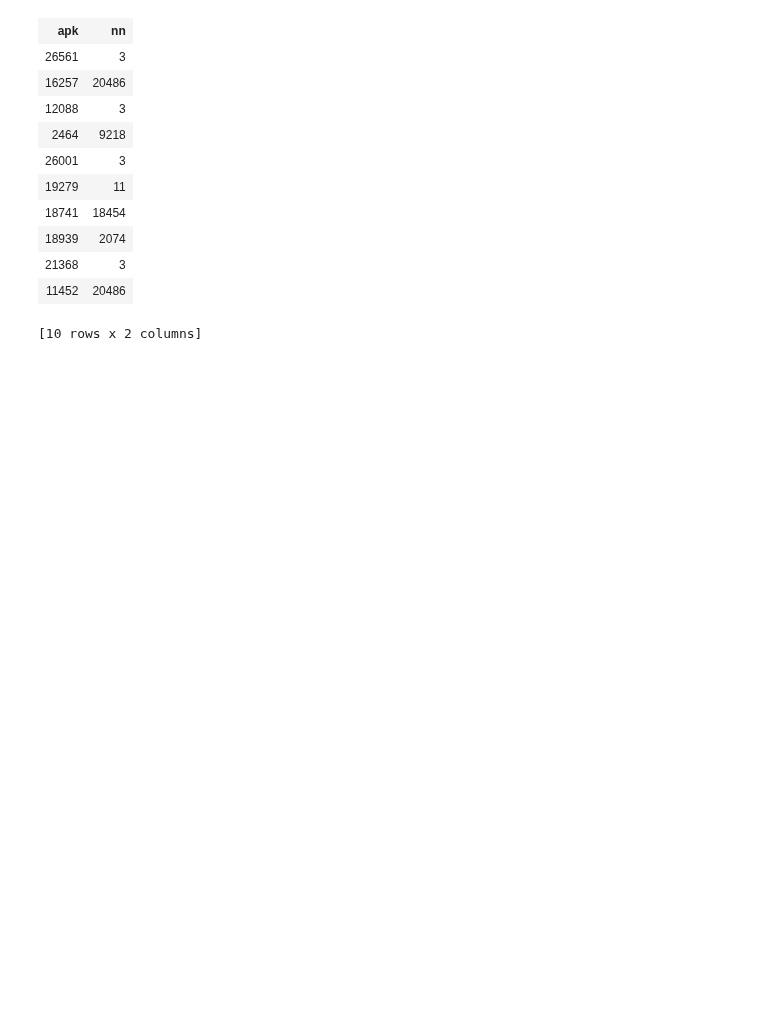
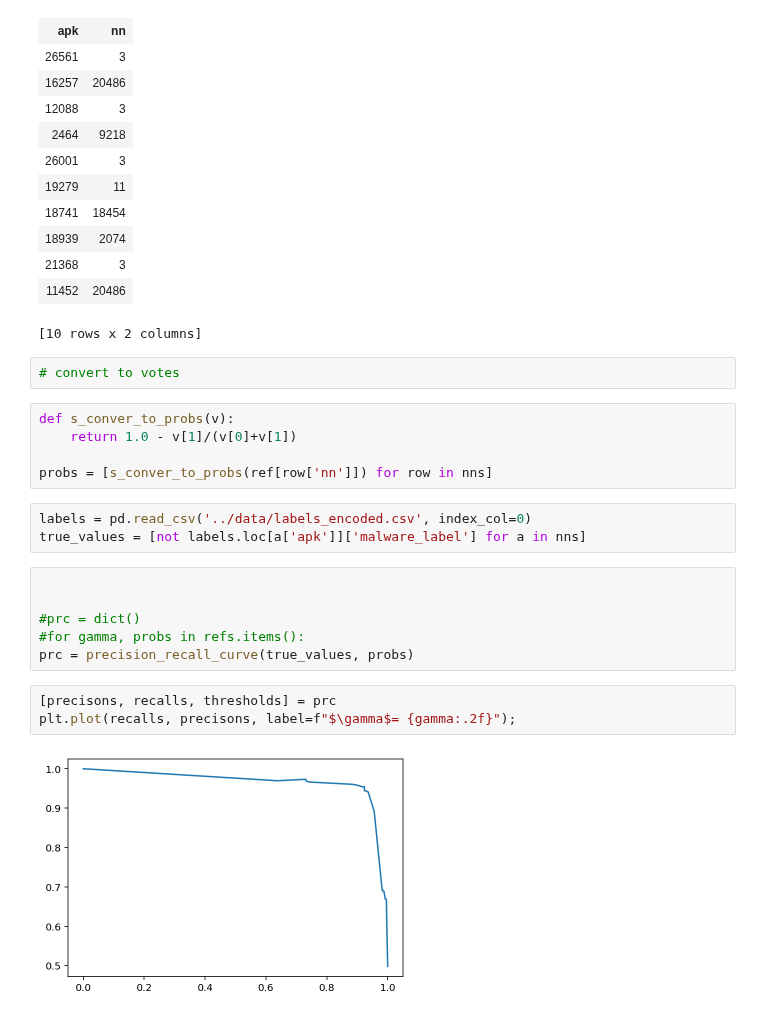
Before and after one commit to jrybicki-jsc/smms, a Jupyter notebook: graphla/netprediction.ipynb, the cells around one changed output. Saved outputs shown, nothing was run; the diff lists cells and outputs as text; blank space fills up the shorter version.

```diff
--- a/graphla/netprediction.ipynb
+++ b/graphla/netprediction.ipynb
@@ -278,3 +282,24 @@ nns.head()
 | 21368 | 3 |
 | 11452 | 20486 |
 [10 rows x 2 columns]
+# %%
+# convert to votes
+# %%
+def s_conver_to_probs(v):
+    return 1.0 - v[1]/(v[0]+v[1])
+
+probs = [s_conver_to_probs(ref[row['nn']]) for row in nns]
+# %%
+labels = pd.read_csv('../data/labels_encoded.csv', index_col=0)
+true_values = [not labels.loc[a['apk']]['malware_label'] for a in nns]
+# %%
+
+
+#prc = dict()
+#for gamma, probs in refs.items():
+prc = precision_recall_curve(true_values, probs)
+# %%
+[precisons, recalls, thresholds] = prc
+plt.plot(recalls, precisons, label=f"$\gamma$= {gamma:.2f}");
+# %% [output]
+[figure, added]
```
Also changed, not shown: parts of 1 cell of this notebook.
